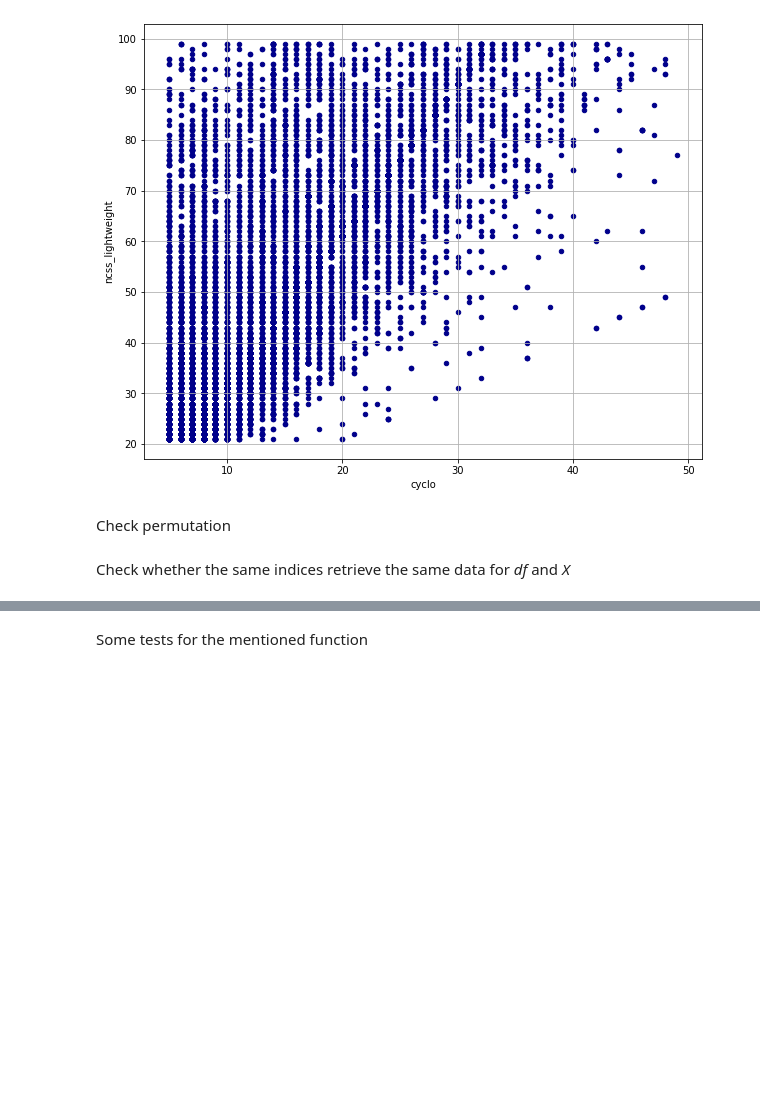
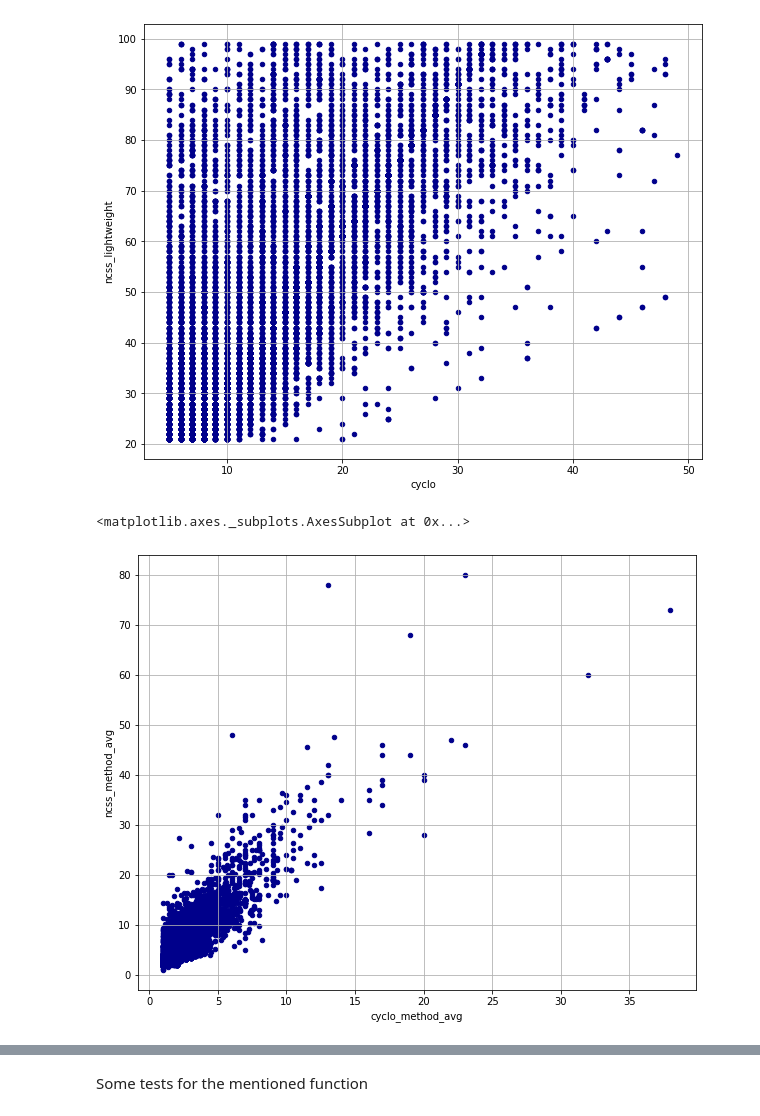
Before and after one commit to cqfn/aibolit, a Jupyter notebook: model/Pairwise.ipynb, the cells around one changed output, grey strips where cells are left out. Drawn from its saved outputs; the diff is of its cells as text; code cells hidden in the pictures; blank space fills up the shorter version.

```diff
--- a/model/Pairwise.ipynb
+++ b/model/Pairwise.ipynb
@@ -127,8 +148,11 @@ df.plot.scatter(x='cyclo', y='ncss_lightweight', c='DarkBlue', figsize=(10,8), g
 # %% [output]
 <matplotlib.axes._subplots.AxesSubplot at 0x...>
 [figure]
+# %%
+df.plot.scatter(x='cyclo_method_avg', y='ncss_method_avg', c='DarkBlue', figsize=(10,8), grid=True)
+# %% [output]
+<matplotlib.axes._subplots.AxesSubplot at 0x...>
+[figure, added]
 # %%
 indices = X.index.values.tolist()
 perm = permutations(indices, 2)
-# %% [markdown]
-Check permutation
@@ -141,2 +158,0 @@ for x, y in perm:
-# %% [markdown]
-Check whether the same indices retrieve the same data for *df* and *X*
```
Also changed, not shown: parts of 61 cells of this notebook, 2 other files.
